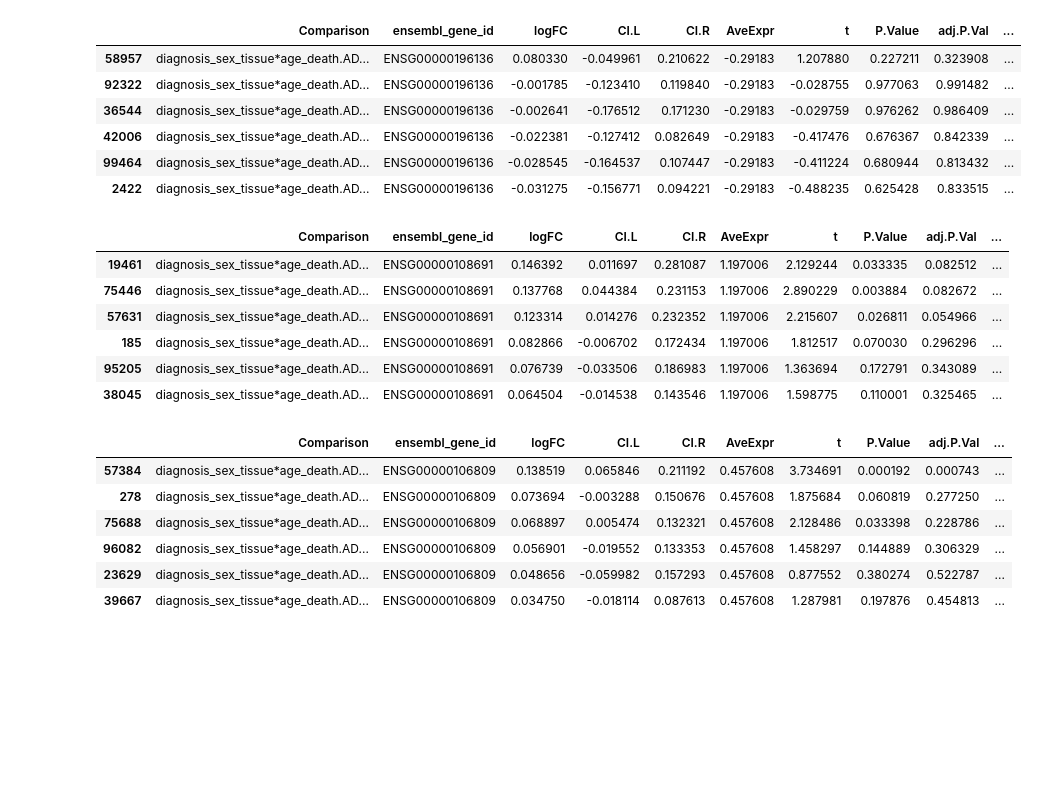
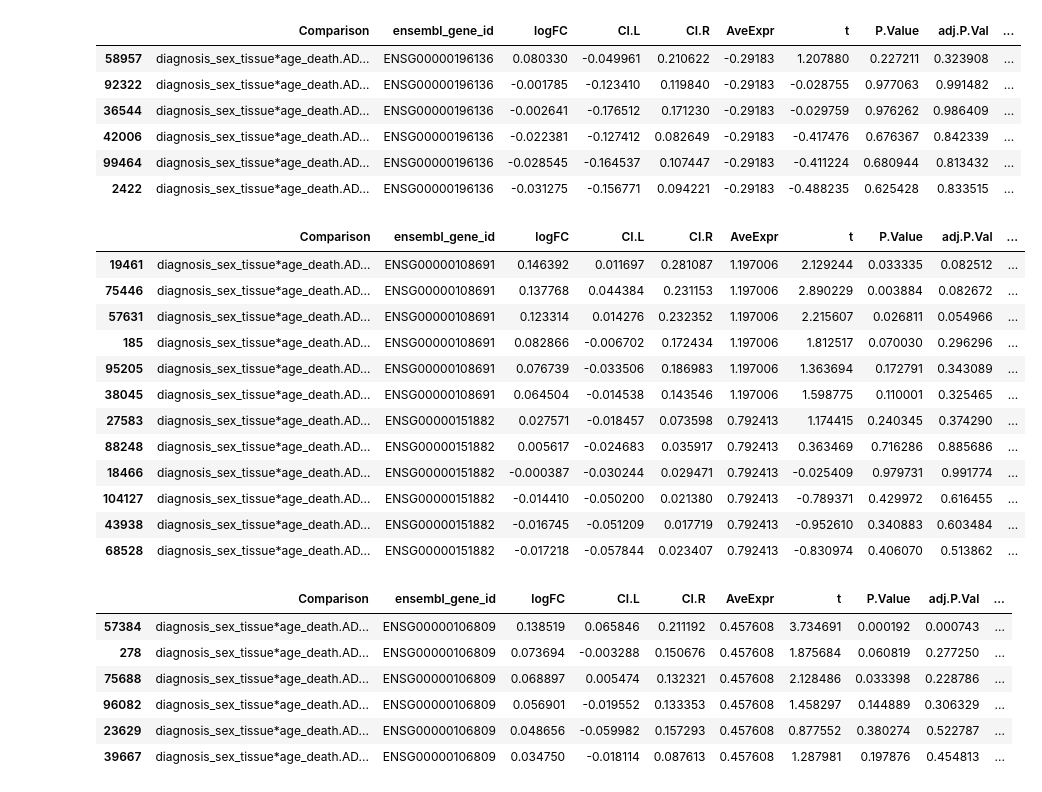
Before and after one commit to jamiecarnevale/GeneClassification-AD, a Jupyter notebook: exploring rnaseq ROSMAP.ipynb, the cells around one changed output. Saved outputs shown, nothing was run; the diff lists cells and outputs as text; code cells hidden in the pictures; blank space fills up the shorter version.

```diff
--- a/exploring rnaseq ROSMAP.ipynb
+++ b/exploring rnaseq ROSMAP.ipynb
@@ -67,7 +71,6 @@ df.shape
 # %% [output]
 (113154, 15)
 # %%
-pd.set_option('display.max_colwidth', None)
 df.sort_values(by='logFC', ascending=False).head(20)
 # %% [output]
 |  | Comparison | ensembl_gene_id | logFC | CI.L | CI.R | AveExpr | t | P.Value | adj.P.Val | ... |
@@ -88,7 +91,6 @@ df.sort_values(by='logFC', ascending=False).head(20)
 | 56700 | diagnosis_sex_tissue*age_death.AD... | ENSG00000183379 | 0.280931 | 0.234372 | 0.327491 | 4.087023 | 11.822514 | 2.152912e-31 | 1.561606e-28 | ... |
 | 18971 | diagnosis_sex_tissue*age_death.AD... | ENSG00000134817 | 0.279186 | 0.166944 | 0.391428 | 4.966493 | 4.872743 | 1.171917e-06 | 1.971559e-05 | ... |
 # %%
-pd.set_option('display.max_colwidth', None)
 df.sort_values(by='logFC').head(20)
 # %% [output]
 |  | Comparison | ensembl_gene_id | logFC | CI.L | CI.R | AveExpr | t | P.Value | adj.P.Val | ... |
@@ -535 +564,16 @@ df_grouped_filtered3_male.to_csv('filtered_male_ROSMAP.csv')
+# %%
+def filter_sort_genes(df, hgnc_symbol, num_rows=20):
+    """Filter a dataframe based on HGNC symbol and sort by logFC in descending order.
+
+    Parameters:
+    df (pandas.DataFrame): The dataframe to filter.
+    hgnc_symbol (str): The HGNC symbol to filter by.
+    num_rows (int): The number of rows to display. Default is 20.
+
+    Returns:
+    pandas.DataFrame: The filtered and sorted dataframe.
+    """
+    mask = df['hgnc_symbol'].str.contains(hgnc_symbol)
+    df_filtered = df[mask].sort_values(by='logFC', ascending=False)
+    return df_filtered.head(num_rows)
 # %%
@@ -1059,21 +900,19 @@ df_filtered.head(20)
 | 99464 | diagnosis_sex_tissue*age_death.AD... | ENSG00000196136 | -0.028545 | -0.164537 | 0.107447 | -0.29183 | -0.411224 | 0.680944 | 0.813432 | ... |
 | 2422 | diagnosis_sex_tissue*age_death.AD... | ENSG00000196136 | -0.031275 | -0.156771 | 0.094221 | -0.29183 | -0.488235 | 0.625428 | 0.833515 | ... |
 # %%
-
-# Create a boolean mask
-mask = df['hgnc_symbol'].str.match('^CCL2$')
-
-# Apply the mask to the dataframe and sort
-df_filtered = df[mask].sort_values(by='logFC', ascending=False)
-
-# Display the first 20 rows
-df_filtered.head(20)
+filter_sort_genes(df, 'CCL2')
 # %% [output]
 |  | Comparison | ensembl_gene_id | logFC | CI.L | CI.R | AveExpr | t | P.Value | adj.P.Val | ... |
 | 19461 | diagnosis_sex_tissue*age_death.AD... | ENSG00000108691 | 0.146392 | 0.011697 | 0.281087 | 1.197006 | 2.129244 | 0.033335 | 0.082512 | ... |
 | 75446 | diagnosis_sex_tissue*age_death.AD... | ENSG00000108691 | 0.137768 | 0.044384 | 0.231153 | 1.197006 | 2.890229 | 0.003884 | 0.082672 | ... |
 | 57631 | diagnosis_sex_tissue*age_death.AD... | ENSG00000108691 | 0.123314 | 0.014276 | 0.232352 | 1.197006 | 2.215607 | 0.026811 | 0.054966 | ... |
 | 185 | diagnosis_sex_tissue*age_death.AD... | ENSG00000108691 | 0.082866 | -0.006702 | 0.172434 | 1.197006 | 1.812517 | 0.070030 | 0.296296 | ... |
 | 95205 | diagnosis_sex_tissue*age_death.AD... | ENSG00000108691 | 0.076739 | -0.033506 | 0.186983 | 1.197006 | 1.363694 | 0.172791 | 0.343089 | ... |
 | 38045 | diagnosis_sex_tissue*age_death.AD... | ENSG00000108691 | 0.064504 | -0.014538 | 0.143546 | 1.197006 | 1.598775 | 0.110001 | 0.325465 | ... |
+| 27583 | diagnosis_sex_tissue*age_death.AD... | ENSG00000151882 | 0.027571 | -0.018457 | 0.073598 | 0.792413 | 1.174415 | 0.240345 | 0.374290 | ... |
+| 88248 | diagnosis_sex_tissue*age_death.AD... | ENSG00000151882 | 0.005617 | -0.024683 | 0.035917 | 0.792413 | 0.363469 | 0.716286 | 0.885686 | ... |
+| 18466 | diagnosis_sex_tissue*age_death.AD... | ENSG00000151882 | -0.000387 | -0.030244 | 0.029471 | 0.792413 | -0.025409 | 0.979731 | 0.991774 | ... |
+| 104127 | diagnosis_sex_tissue*age_death.AD... | ENSG00000151882 | -0.014410 | -0.050200 | 0.021380 | 0.792413 | -0.789371 | 0.429972 | 0.616455 | ... |
+| 43938 | diagnosis_sex_tissue*age_death.AD... | ENSG00000151882 | -0.016745 | -0.051209 | 0.017719 | 0.792413 | -0.952610 | 0.340883 | 0.603484 | ... |
+| 68528 | diagnosis_sex_tissue*age_death.AD... | ENSG00000151882 | -0.017218 | -0.057844 | 0.023407 | 0.792413 | -0.830974 | 0.406070 | 0.513862 | ... |
 # %%
```
Also changed, not shown: parts of 86 cells of this notebook, 5 other files.
